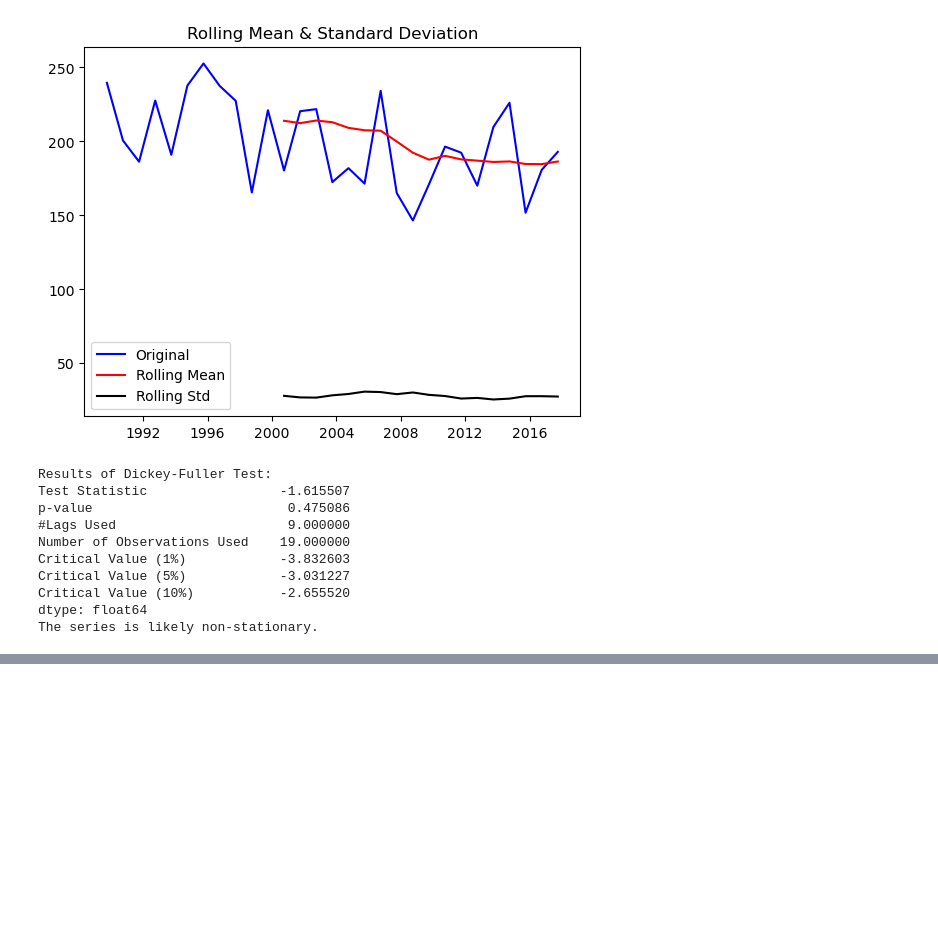
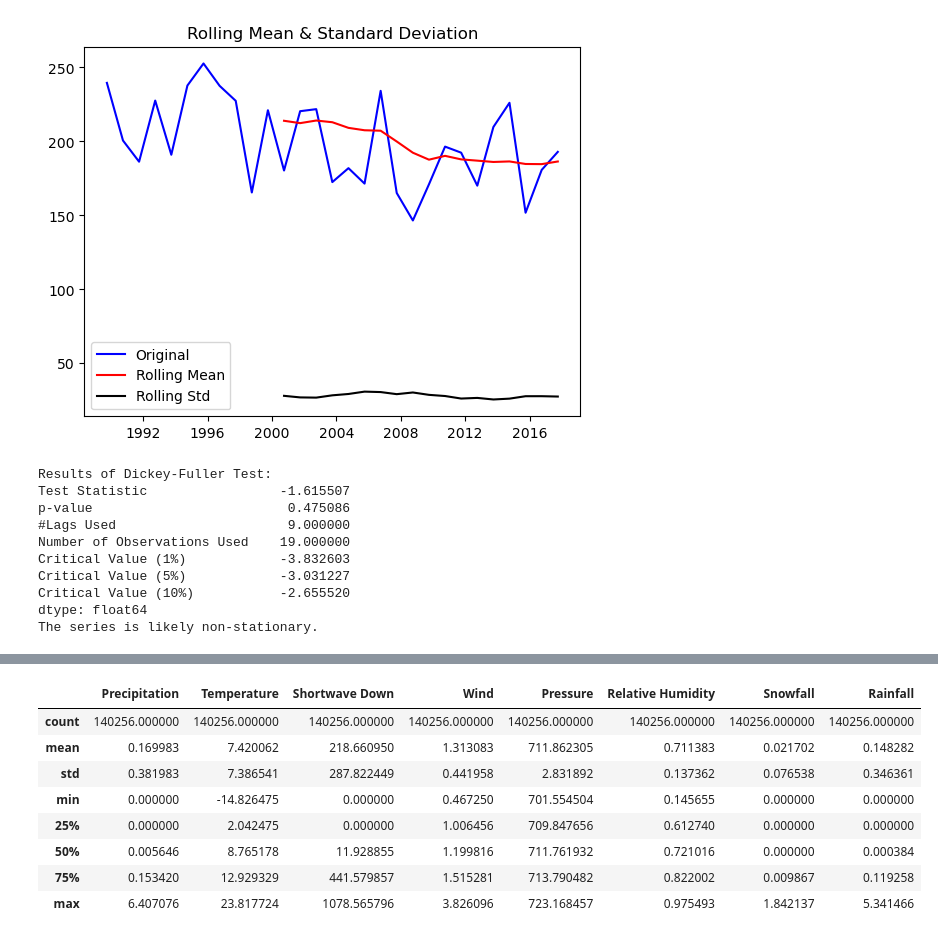
Before and after one commit to jacobqs/MST-Himalaya, a Jupyter notebook: notebooks/data_exploration/stats.ipynb, the cells around one changed output, grey strips where cells are left out. Saved outputs shown, nothing was run; the diff lists cells and outputs as text; code cells hidden in the pictures; blank space fills up the shorter version.

```diff
--- a/notebooks/data_exploration/stats.ipynb
+++ b/notebooks/data_exploration/stats.ipynb
@@ -276,0 +288,12 @@ correlation_matrix(subset_df)
+# %%
+subset_df.describe()
+# %% [output]
+|  | Precipitation | Temperature | Shortwave Down | Wind | Pressure | Relative Humidity | Snowfall | Rainfall |
+| count | 140256.000000 | 140256.000000 | 140256.000000 | 140256.000000 | 140256.000000 | 140256.000000 | 140256.000000 | 140256.000000 |
+| mean | 0.169983 | 7.420062 | 218.660950 | 1.313083 | 711.862305 | 0.711383 | 0.021702 | 0.148282 |
+| std | 0.381983 | 7.386541 | 287.822449 | 0.441958 | 2.831892 | 0.137362 | 0.076538 | 0.346361 |
+| min | 0.000000 | -14.826475 | 0.000000 | 0.467250 | 701.554504 | 0.145655 | 0.000000 | 0.000000 |
+| 25% | 0.000000 | 2.042475 | 0.000000 | 1.006456 | 709.847656 | 0.612740 | 0.000000 | 0.000000 |
+| 50% | 0.005646 | 8.765178 | 11.928855 | 1.199816 | 711.761932 | 0.721016 | 0.000000 | 0.000384 |
+| 75% | 0.153420 | 12.929329 | 441.579857 | 1.515281 | 713.790482 | 0.822002 | 0.009867 | 0.119258 |
+| max | 6.407076 | 23.817724 | 1078.565796 | 3.826096 | 723.168457 | 0.975493 | 1.842137 | 5.341466 |
```
Also changed, not shown: parts of 10 cells of this notebook.
